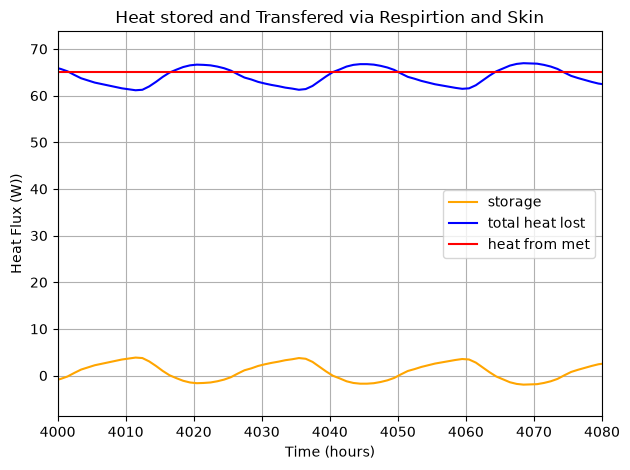
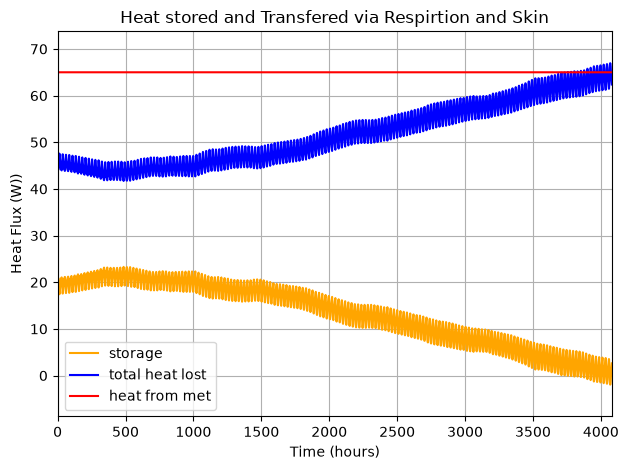
The change to this notebook cell's code, shown as a diff; its figure went from the first image to the second:
--- before
+++ after
@@ -62,5 +62,5 @@
 
 ax.legend()
-plt.xlim(4000, 4080)
+plt.xlim(0, 4080)
 plt.tight_layout()
 plt.show()

Commit: new commit